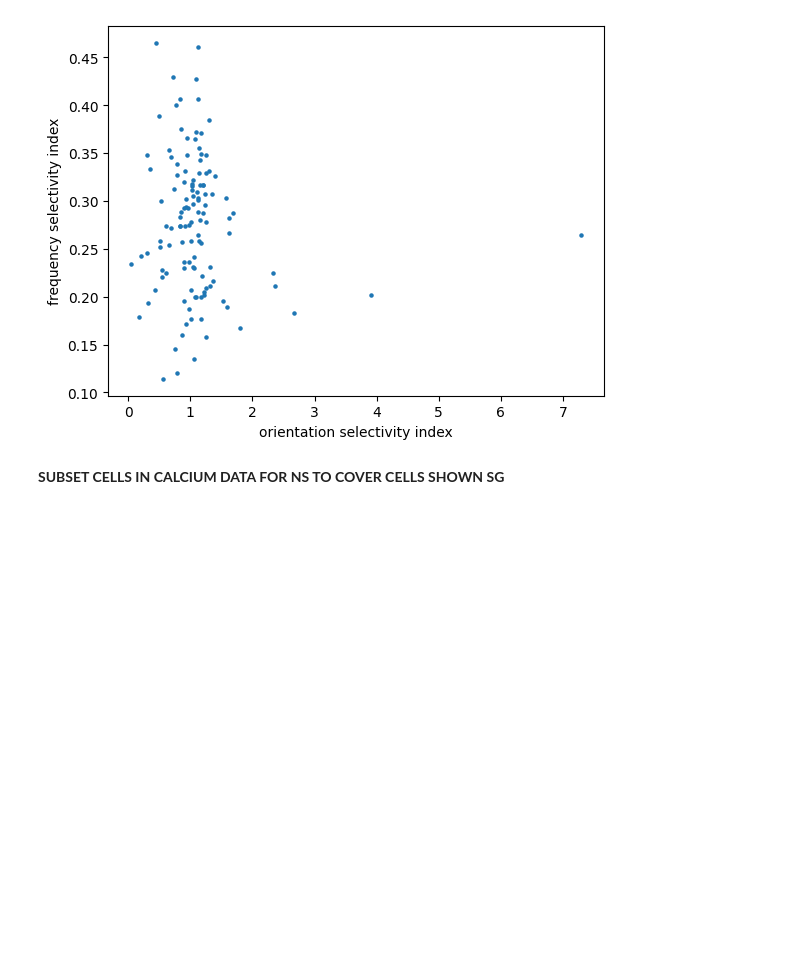
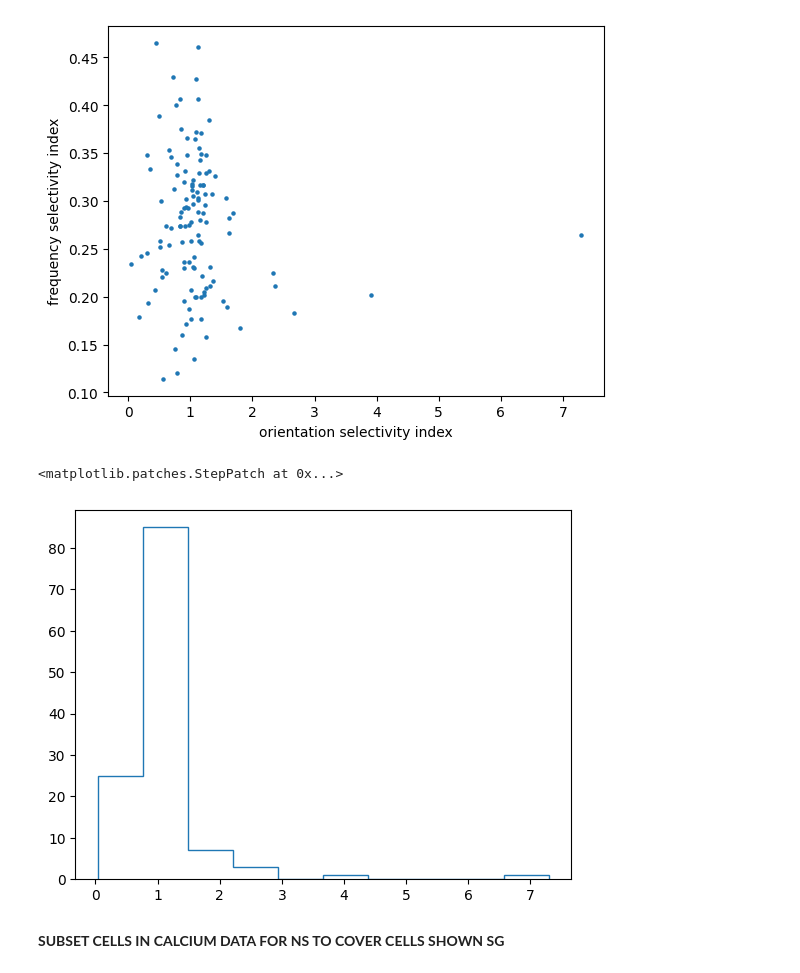
Before and after one commit to nyin01/natural-scene-tuning, a Jupyter notebook: scripts/two_photon.ipynb, the cells around one changed output. Drawn from its saved outputs; the diff is of its cells as text; code cells hidden in the pictures; blank space fills up the shorter version.

```diff
--- a/scripts/two_photon.ipynb
+++ b/scripts/two_photon.ipynb
@@ -386,6 +373,12 @@ plt.ylabel('frequency selectivity index')
 # %% [output]
 Text(0, 0.5, 'frequency selectivity index')
 [figure]
+# %%
+counts, bins = np.histogram(osi_sg)
+plt.stairs(counts, bins)
+# %% [output]
+<matplotlib.patches.StepPatch at 0x...>
+[figure, added]
 # %% [markdown]
 **SUBSET CELLS IN CALCIUM DATA FOR NS TO COVER CELLS SHOWN SG**
 # %%
```
Also changed, not shown: parts of 25 cells of this notebook.
